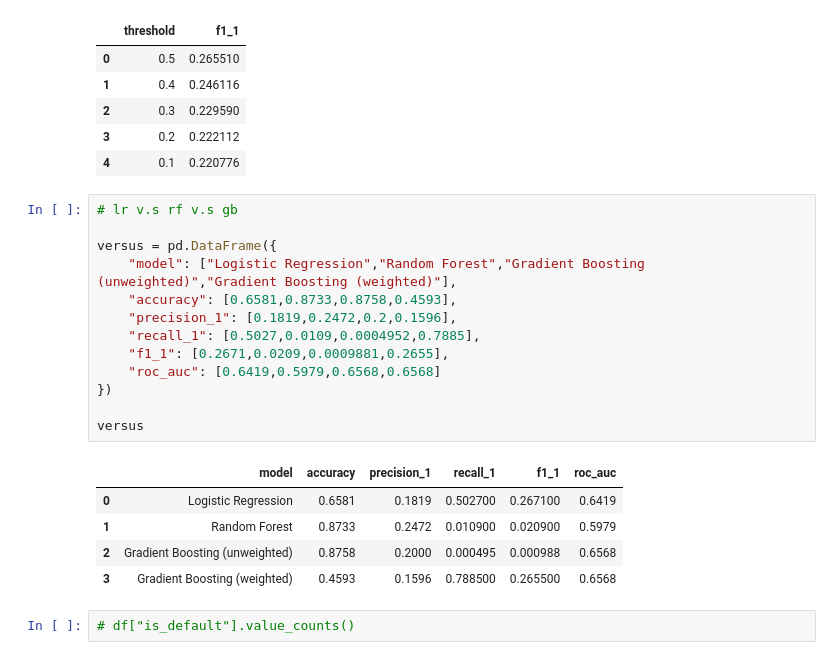
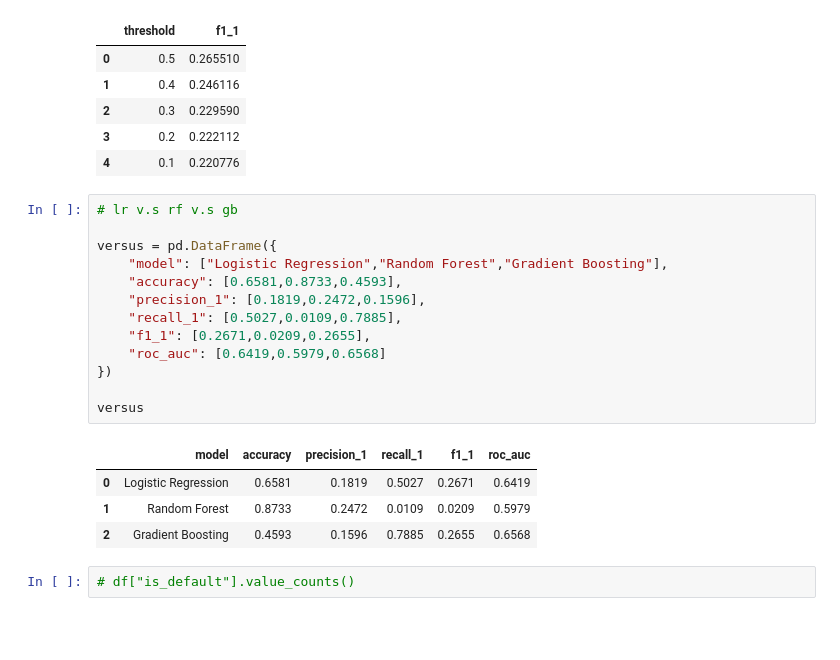
Before and after one commit to novoni01/credit-risk-assessment, a Jupyter notebook: notebooks/ml.ipynb, the cells around one changed output. Drawn from its saved outputs; the diff is of its cells as text; blank space fills up the shorter version.

```diff
--- a/notebooks/ml.ipynb
+++ b/notebooks/ml.ipynb
@@ -279,22 +279,21 @@ res
 # %%
 # lr v.s rf v.s gb
 
 versus = pd.DataFrame({
-    "model": ["Logistic Regression","Random Forest","Gradient Boosting (unweighted)","Gradient Boosting (weighted)"],
-    "accuracy": [0.6581,0.8733,0.8758,0.4593],
-    "precision_1": [0.1819,0.2472,0.2,0.1596],
-    "recall_1": [0.5027,0.0109,0.0004952,0.7885],
-    "f1_1": [0.2671,0.0209,0.0009881,0.2655],
-    "roc_auc": [0.6419,0.5979,0.6568,0.6568]
+    "model": ["Logistic Regression","Random Forest","Gradient Boosting"],
+    "accuracy": [0.6581,0.8733,0.4593],
+    "precision_1": [0.1819,0.2472,0.1596],
+    "recall_1": [0.5027,0.0109,0.7885],
+    "f1_1": [0.2671,0.0209,0.2655],
+    "roc_auc": [0.6419,0.5979,0.6568]
 })
 
 versus
 # %% [output]
 |  | model | accuracy | precision_1 | recall_1 | f1_1 | roc_auc |
-| 0 | Logistic Regression | 0.6581 | 0.1819 | 0.502700 | 0.267100 | 0.6419 |
-| 1 | Random Forest | 0.8733 | 0.2472 | 0.010900 | 0.020900 | 0.5979 |
-| 2 | Gradient Boosting (unweighted) | 0.8758 | 0.2000 | 0.000495 | 0.000988 | 0.6568 |
-| 3 | Gradient Boosting (weighted) | 0.4593 | 0.1596 | 0.788500 | 0.265500 | 0.6568 |
+| 0 | Logistic Regression | 0.6581 | 0.1819 | 0.5027 | 0.2671 | 0.6419 |
+| 1 | Random Forest | 0.8733 | 0.2472 | 0.0109 | 0.0209 | 0.5979 |
+| 2 | Gradient Boosting | 0.4593 | 0.1596 | 0.7885 | 0.2655 | 0.6568 |
 # %%
 # df["is_default"].value_counts()
 # %% [output]
```
